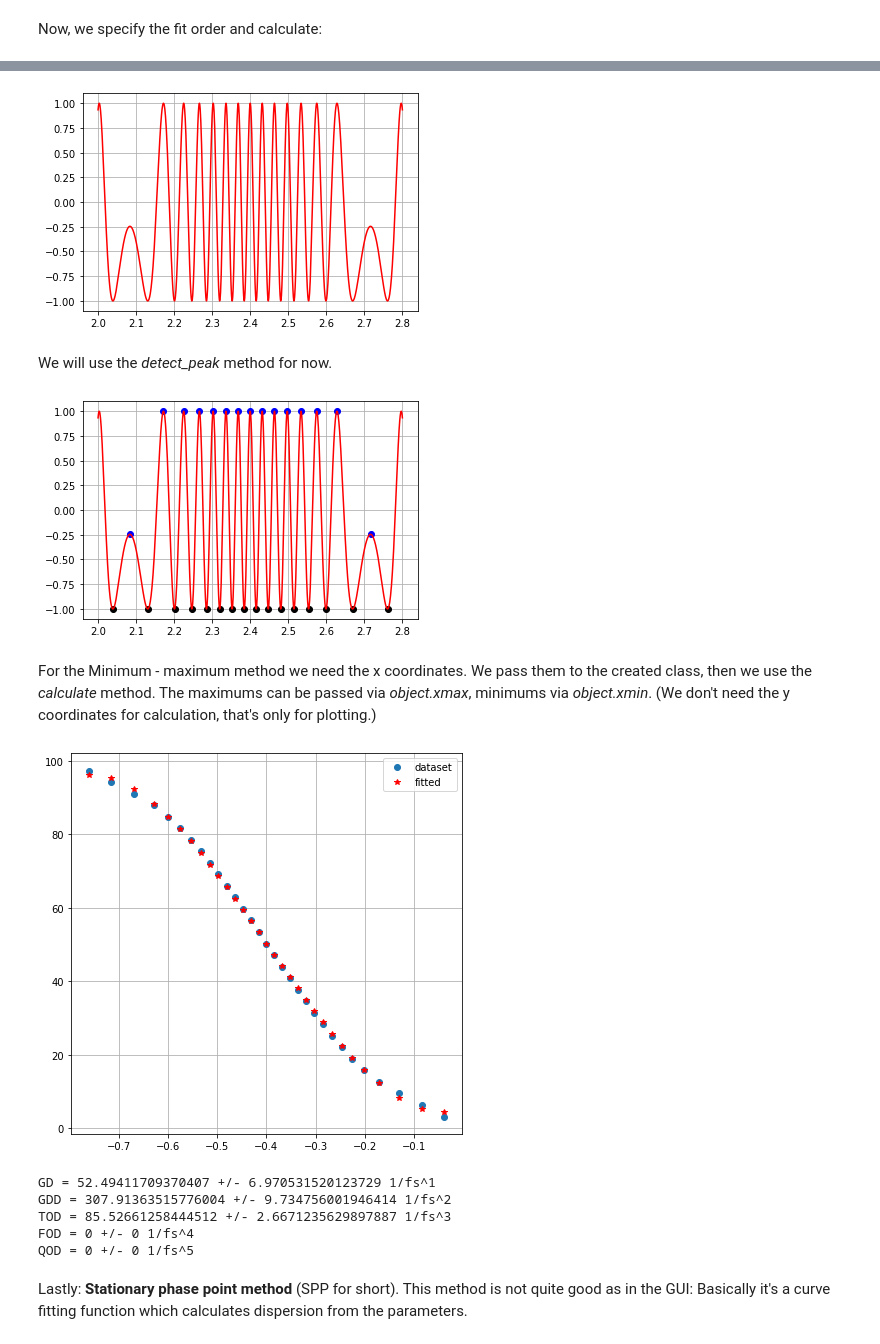
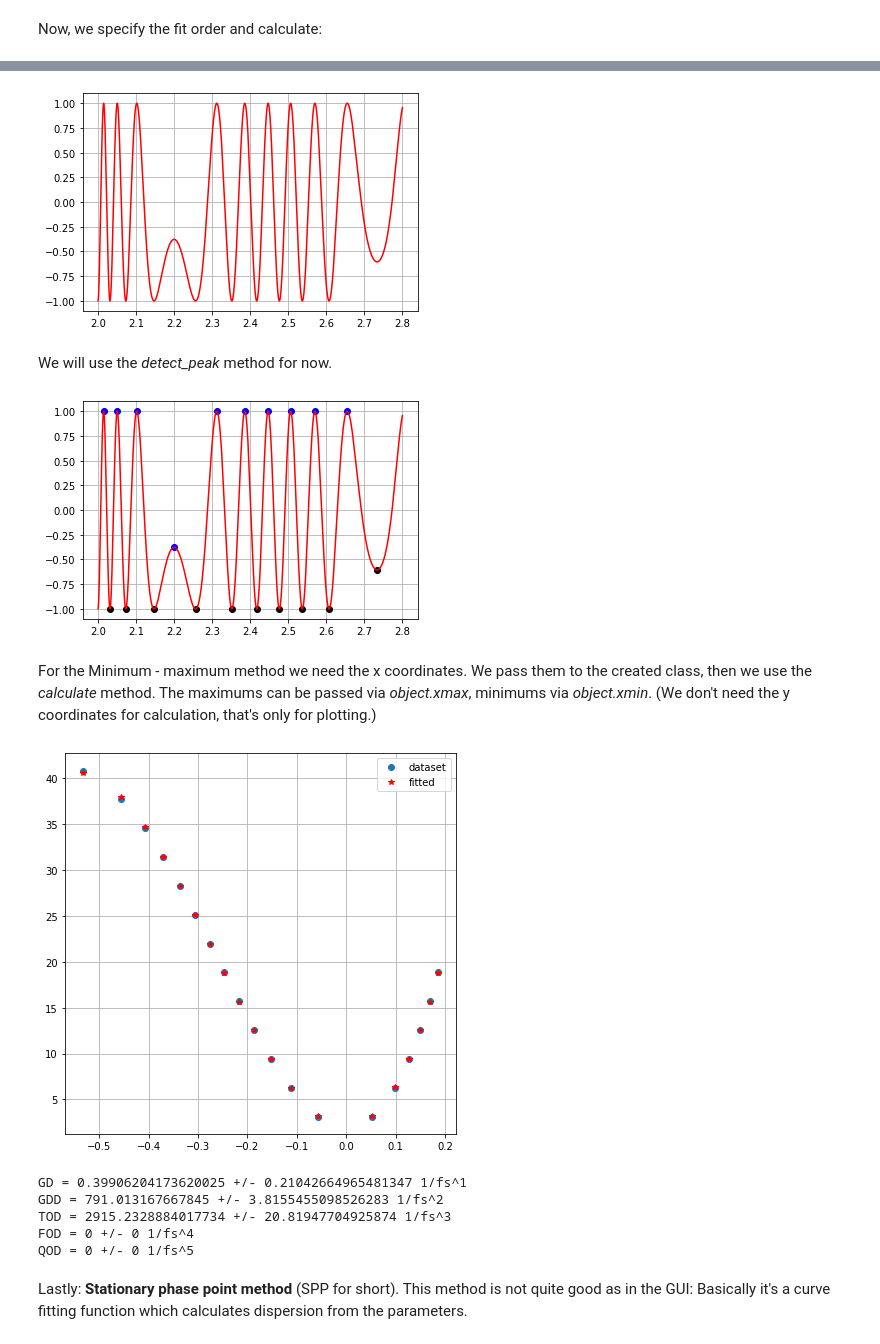
Before and after one commit to Ptrskay3/PySprint, a Jupyter notebook: doc/Methods.ipynb, the cells around one changed output, grey strips where cells are left out. Drawn from its saved outputs; the diff is of its cells as text; code cells hidden in the pictures.

```diff
--- a/doc/Methods.ipynb
+++ b/doc/Methods.ipynb
@@ -15,7 +15,7 @@ Let's say you want to use the **Cosine function fit method** (CFF for short) on
 
 from pysprint import Generator, CosFitMethod
 
-myspectr = Generator(2, 2.8, 2.4, delay = 0, GD = 200, TOD = -4000, normalize = True)
+myspectr = Generator(2, 2.8, 2.4, delay = 15000, GDD = 200, TOD = -3000, normalize = True)
 myspectr.generate_freq()
 myspectr.phase_graph()
 # %% [output]
@@ -106,7 +106,7 @@ from pysprint import MinMaxMethod
 mymm = MinMaxMethod(x, y, ref, sam)
 mymm.show()
 # %% [output]
-[figure, old version]
+[figure, new version]
 # %% [markdown]
 We will use the *detect_peak* method for now.
 # %%
@@ -117,7 +117,7 @@ mymm.plotwidget.plot(max_x, max_y, 'bo')
 mymm.plotwidget.plot(min_x, min_y, 'ko')
 mymm.show()
 # %% [output]
-[figure, old version]
+[figure, new version]
 # %% [markdown]
 For the Minimum - maximum method we need the x coordinates. We pass them to the created class, then we use the *calculate* method.
 The maximums can be passed via *object.xmax*, minimums via *object.xmin*. (We don't need the y coordinates for calculation, that's only for plotting.)
@@ -125,12 +125,12 @@ The maximums can be passed via *object.xmax*, minimums via *object.xmin*. (We do
 mymm.xmax = max_x
 mymm.xmin = min_x
 # %%
-dispersion, disperson_std, fit_report = mymm.calculate(reference_point = 2, fit_order = 3, show_graph = True)
+dispersion, disperson_std, fit_report = mymm.calculate(reference_point = 2.2, fit_order = 3, show_graph = True)
 # %% [output]
-[figure, old version]
+[figure, new version]
-GD = 52.49411709370407 +/- 6.970531520123729 1/fs^1
-GDD = 307.91363515776004 +/- 9.734756001946414 1/fs^2
-TOD = 85.52661258444512 +/- 2.6671235629897887 1/fs^3
+GD = 0.39906204173620025 +/- 0.21042664965481347 1/fs^1
+GDD = 791.013167667845 +/- 3.8155455098526283 1/fs^2
+TOD = 2915.2328884017734 +/- 20.81947704925874 1/fs^3
 FOD = 0 +/- 0 1/fs^4
 QOD = 0 +/- 0 1/fs^5
 # %% [markdown]
```
Also changed, not shown: parts of 14 cells of this notebook.
